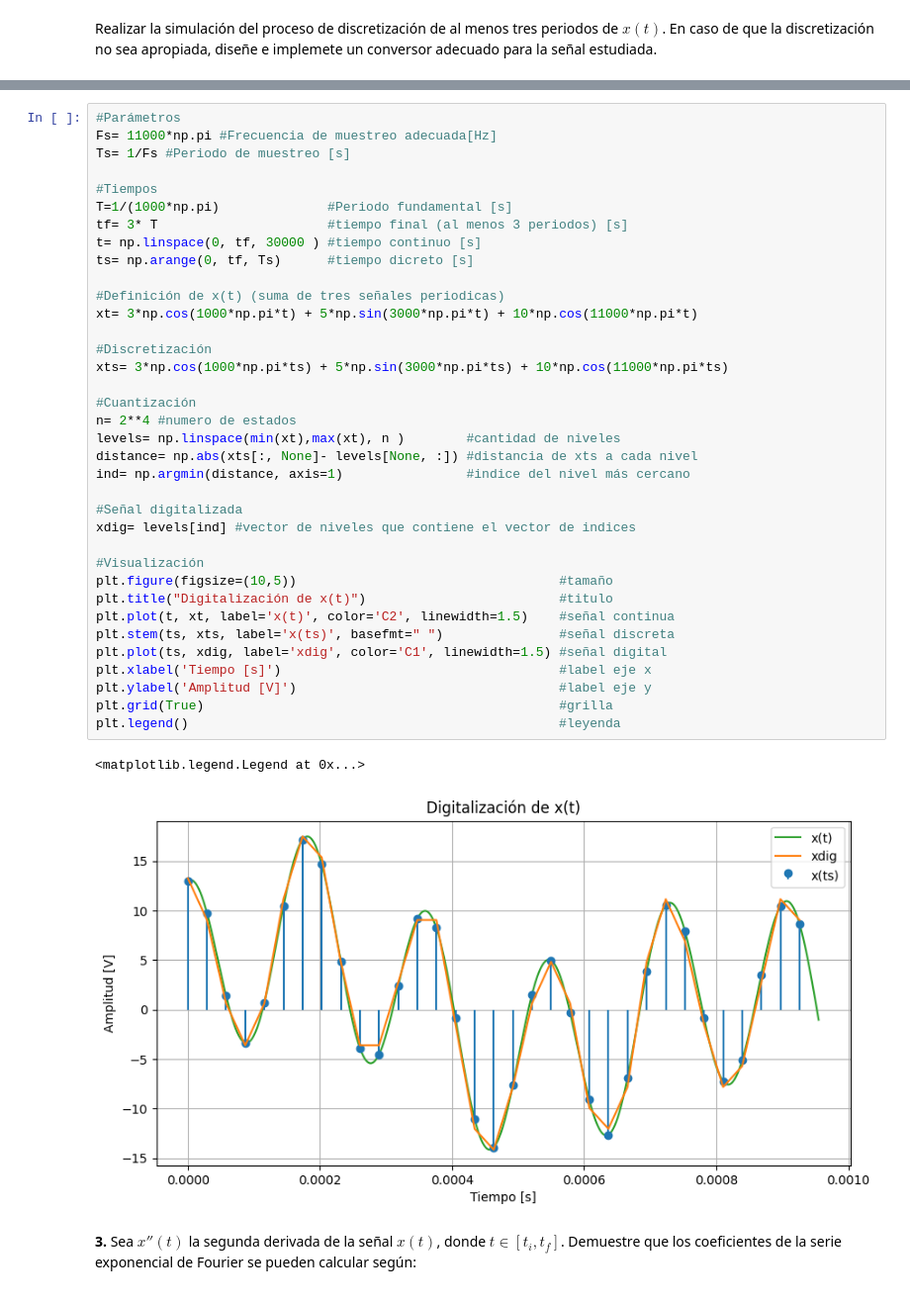
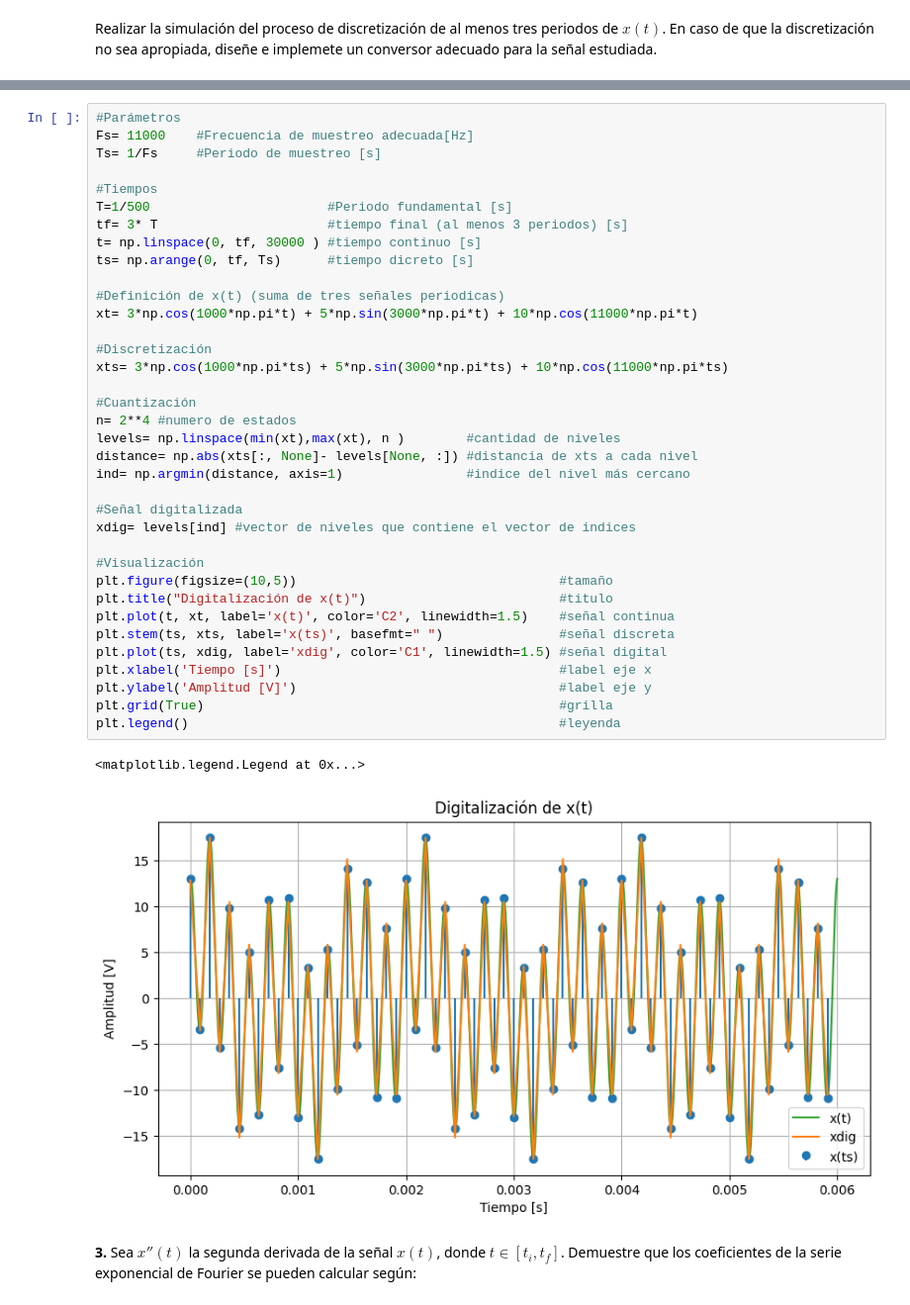
Before and after one commit to vcorredorg/SenalesySistemas2025, a Jupyter notebook: Parcial1_SyS_2025_2.ipynb, the cells around one changed output, grey strips where cells are left out. Shown at 99% size. Cells and saved outputs as stored; diff of their text form.

```diff
--- a/Parcial1_SyS_2025_2.ipynb
+++ b/Parcial1_SyS_2025_2.ipynb
@@ -126,42 +129,42 @@ dado que la frecuencia máxima de la señal corresponde a $11000\pi$, para que s
 # %%
 #Parámetros
-Fs= 11000*np.pi #Frecuencia de muestreo adecuada[Hz]
-Ts= 1/Fs #Periodo de muestreo [s]
+Fs= 11000    #Frecuencia de muestreo adecuada[Hz]
+Ts= 1/Fs     #Periodo de muestreo [s]
 
 #Tiempos
-T=1/(1000*np.pi)              #Periodo fundamental [s]
+T=1/500                       #Periodo fundamental [s]
 tf= 3* T                      #tiempo final (al menos 3 periodos) [s]
 t= np.linspace(0, tf, 30000 ) #tiempo continuo [s]
 ts= np.arange(0, tf, Ts)      #tiempo dicreto [s]
 
 #Definición de x(t) (suma de tres señales periodicas)
 xt= 3*np.cos(1000*np.pi*t) + 5*np.sin(3000*np.pi*t) + 10*np.cos(11000*np.pi*t)
 
 #Discretización
 xts= 3*np.cos(1000*np.pi*ts) + 5*np.sin(3000*np.pi*ts) + 10*np.cos(11000*np.pi*ts)
 
 #Cuantización
 n= 2**4 #numero de estados
 levels= np.linspace(min(xt),max(xt), n )        #cantidad de niveles
 distance= np.abs(xts[:, None]- levels[None, :]) #distancia de xts a cada nivel
 ind= np.argmin(distance, axis=1)                #indice del nivel más cercano
 
 #Señal digitalizada
 xdig= levels[ind] #vector de niveles que contiene el vector de indices
 
 #Visualización
 plt.figure(figsize=(10,5))                                  #tamaño
 plt.title("Digitalización de x(t)")                         #titulo
 plt.plot(t, xt, label='x(t)', color='C2', linewidth=1.5)    #señal continua
 plt.stem(ts, xts, label='x(ts)', basefmt=" ")               #señal discreta
 plt.plot(ts, xdig, label='xdig', color='C1', linewidth=1.5) #señal digital
 plt.xlabel('Tiempo [s]')                                    #label eje x
 plt.ylabel('Amplitud [V]')                                  #label eje y
 plt.grid(True)                                              #grilla
 plt.legend()                                                #leyenda
 # %% [output]
 <matplotlib.legend.Legend at 0x...>
-[figure, old version]
+[figure, new version]
 # %% [markdown]
 **3.** Sea $x''(t)$ la segunda derivada de la señal $x(t)$, donde $t \in [t_i, t_f]$. Demuestre que los coeficientes de la serie exponencial de Fourier se pueden calcular según:
 # %% [markdown]
```
Also changed, not shown: parts of 2 cells of this notebook.
